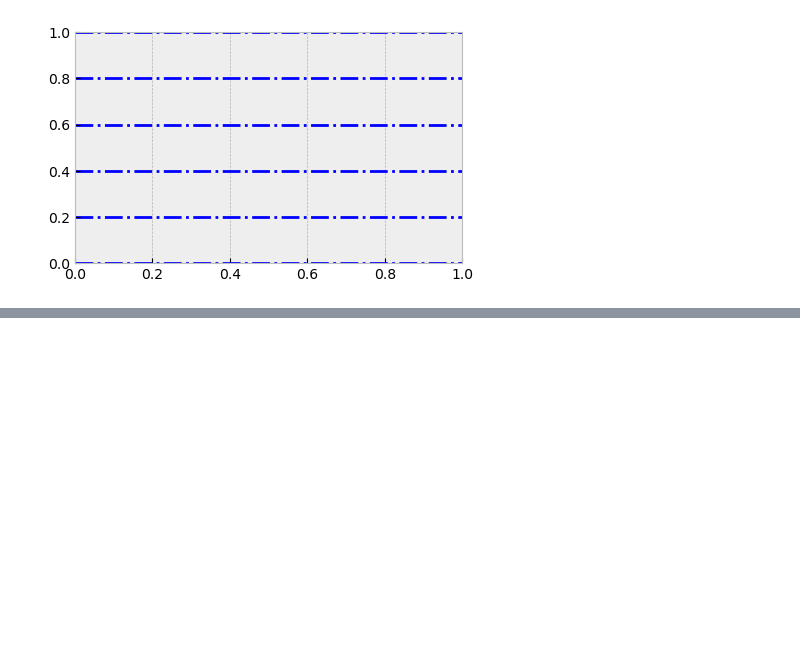
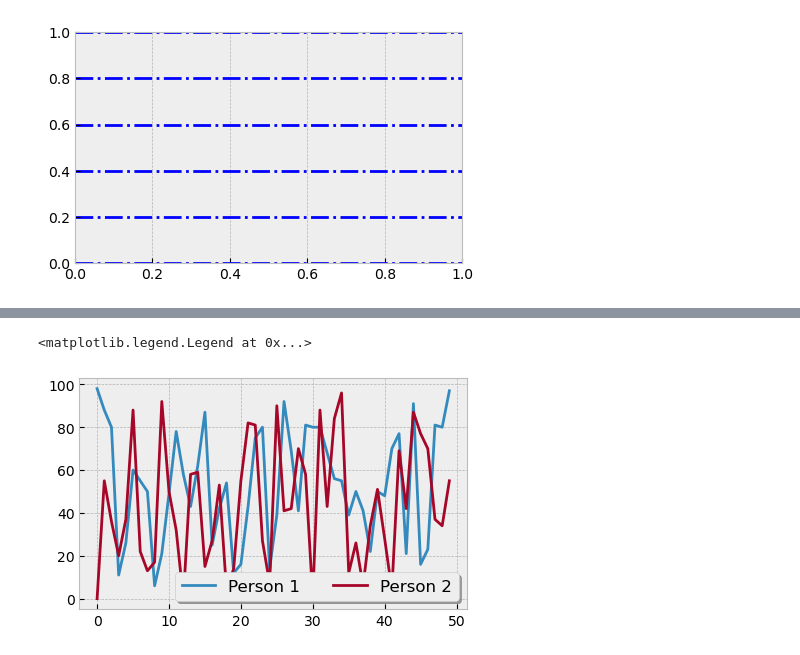
Before and after one commit to camellikna/visualization, a Jupyter notebook: 02_activities/assignments/Part1 of Class.ipynb, the cells around one changed output, grey strips where cells are left out. Saved outputs shown, nothing was run; the diff lists cells and outputs as text; code cells hidden in the pictures; blank space fills up the shorter version.

```diff
--- a/02_activities/assignments/Part1 of Class.ipynb
+++ b/02_activities/assignments/Part1 of Class.ipynb
@@ -197,0 +249,9 @@ ax.grid(axis = 'y', color = "blue", linewidth = 2, linestyle = '-.')
+# %%
+# Customizing legend with font size and shadow
+fig, ax = plt.subplots(figsize=(5, 3))
+ax.plot(x, y1, label="Person 1")
+ax.plot(x, y2, label="Person 2")
+ax.legend(loc="lower right", frameon=True, fontsize=12, ncol=2, shadow=True)
+# %% [output]
+<matplotlib.legend.Legend at 0x...>
+[figure, added]
```
Also changed, not shown: parts of 27 cells of this notebook, 1 other file.
